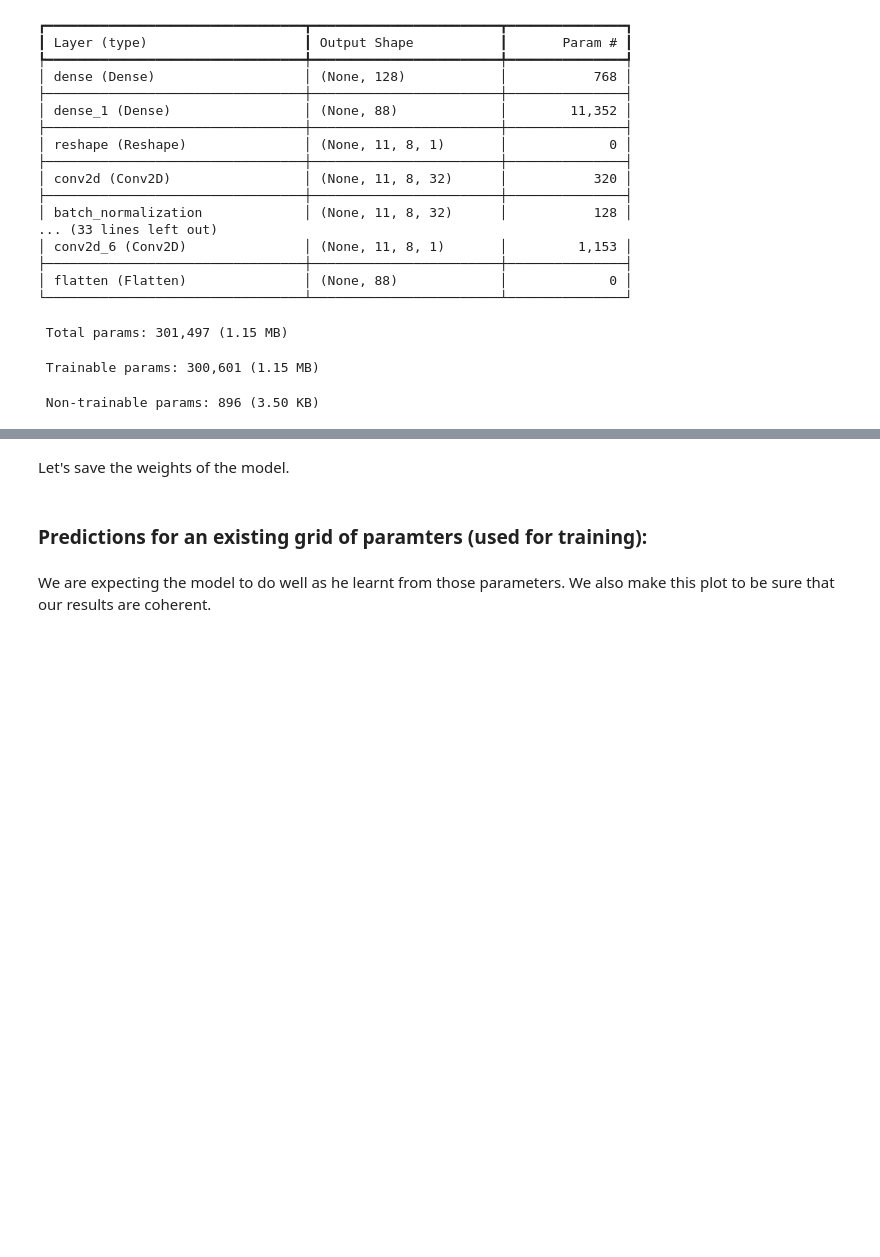
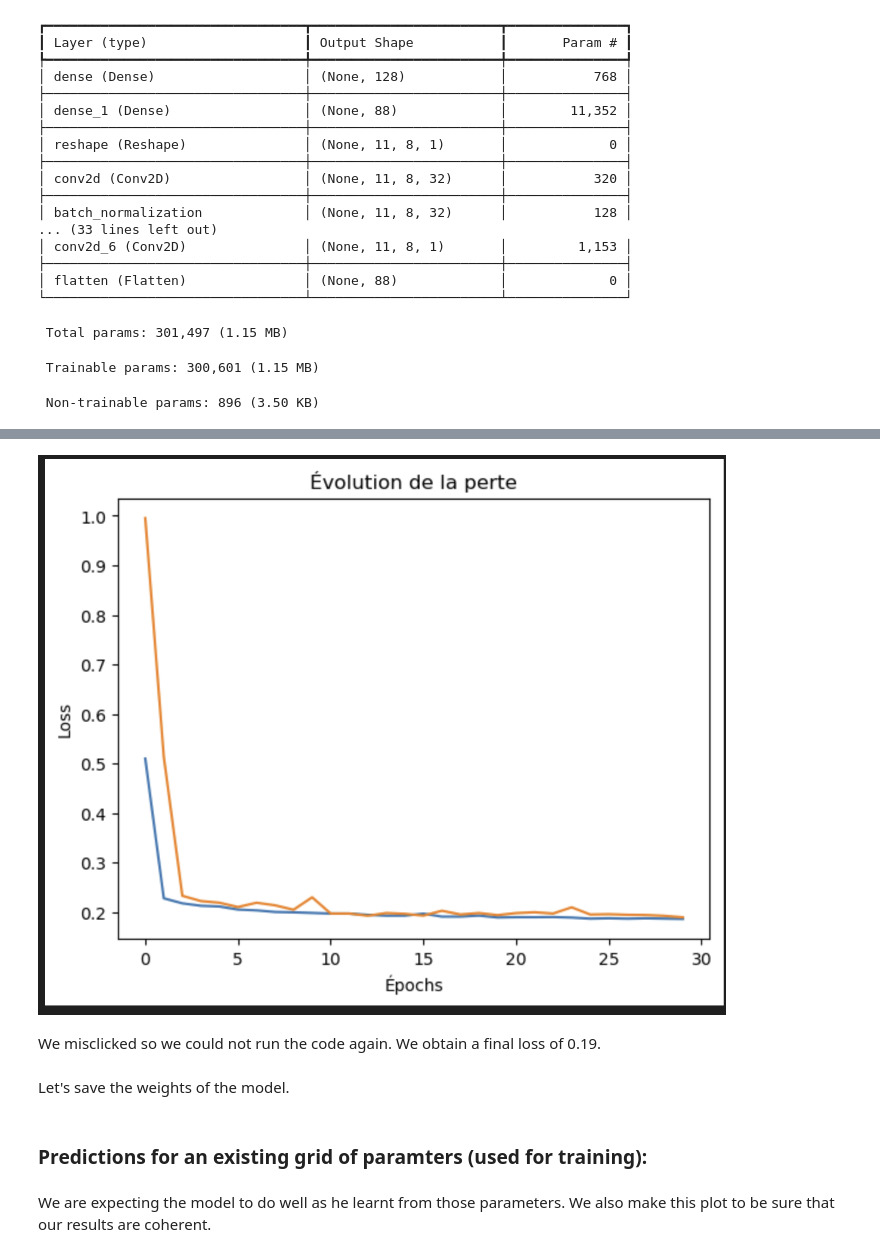
Before and after one commit to pottierc/Project_2f_bergomi, a Jupyter notebook: 01. Working_Space/Main.ipynb, the cells around one changed output, grey strips where cells are left out. Saved outputs shown, nothing was run; the diff lists cells and outputs as text; code cells hidden in the pictures; blank space fills up the shorter version.

```diff
--- a/01. Working_Space/Main.ipynb
+++ b/01. Working_Space/Main.ipynb
@@ -687,3 +659,12 @@ Test Loss: 0.19646237790584564
+# %%
+from IPython.display import Image
+
+# Display an image from a file
+Image(filename='image.png')
+# %% [output]
+[figure, added]
+# %% [markdown]
+We misclicked so we could not run the code again. We obtain a final loss of 0.19.
 # %% [markdown]
 Let's save the weights of the model.
 # %%
```
Also changed, not shown: parts of 24 cells of this notebook, 1 other file.
